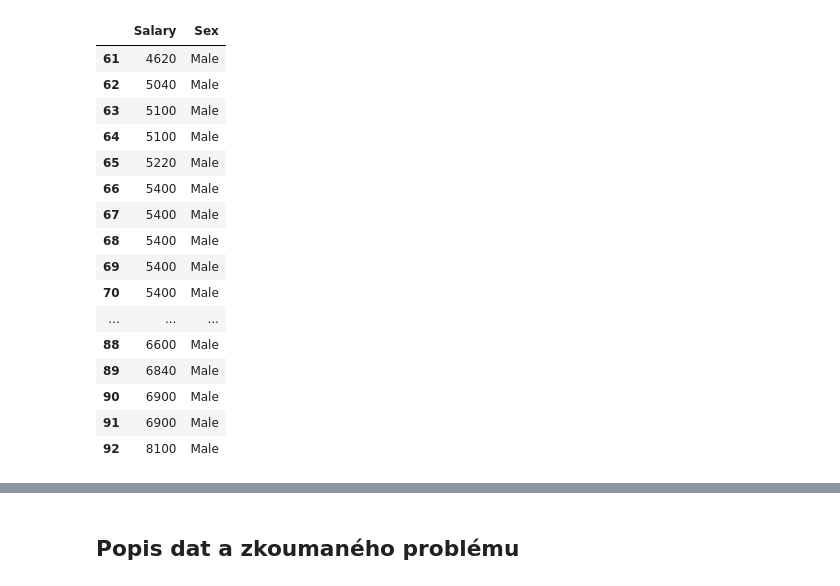
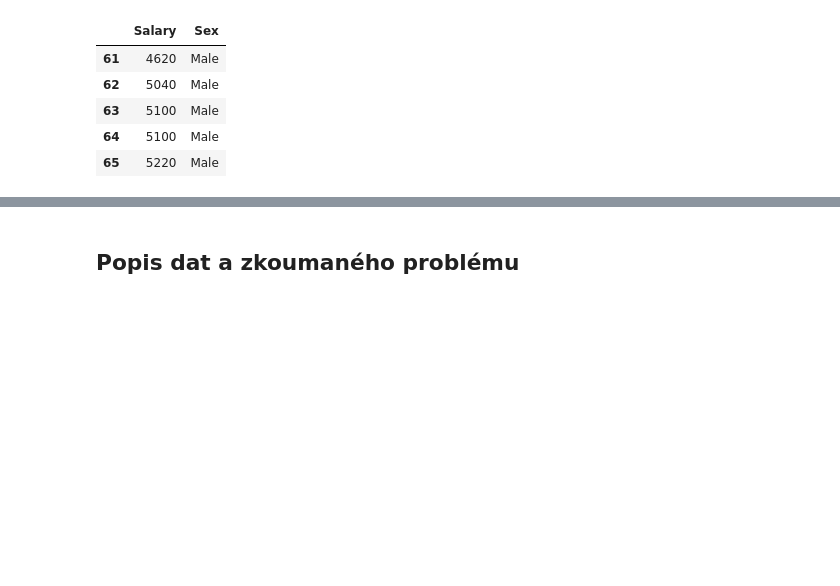
Before and after one commit to nickobard/Basic-Statistical-Analysis-of-Wage-by-Gender-Dataset, a Jupyter notebook: uloha.ipynb, the cells around one changed output, grey strips where cells are left out. Saved outputs shown, nothing was run; the diff lists cells and outputs as text; code cells hidden in the pictures; blank space fills up the shorter version.

```diff
--- a/uloha.ipynb
+++ b/uloha.ipynb
@@ -47,23 +55,12 @@ df_female
 # %%
 df_male = df_data[df_data['Sex'] == 'Male']
-df_male
+df_male.head()
 # %% [output]
 |  | Salary | Sex |
 | 61 | 4620 | Male |
 | 62 | 5040 | Male |
 | 63 | 5100 | Male |
 | 64 | 5100 | Male |
 | 65 | 5220 | Male |
-| 66 | 5400 | Male |
-| 67 | 5400 | Male |
-| 68 | 5400 | Male |
-| 69 | 5400 | Male |
-| 70 | 5400 | Male |
-| ... | ... | ... |
-| 88 | 6600 | Male |
-| 89 | 6840 | Male |
-| 90 | 6900 | Male |
-| 91 | 6900 | Male |
-| 92 | 8100 | Male |
 # %%
 male_sal = df_male['Salary']
```
Also changed, not shown: parts of 36 cells of this notebook.
